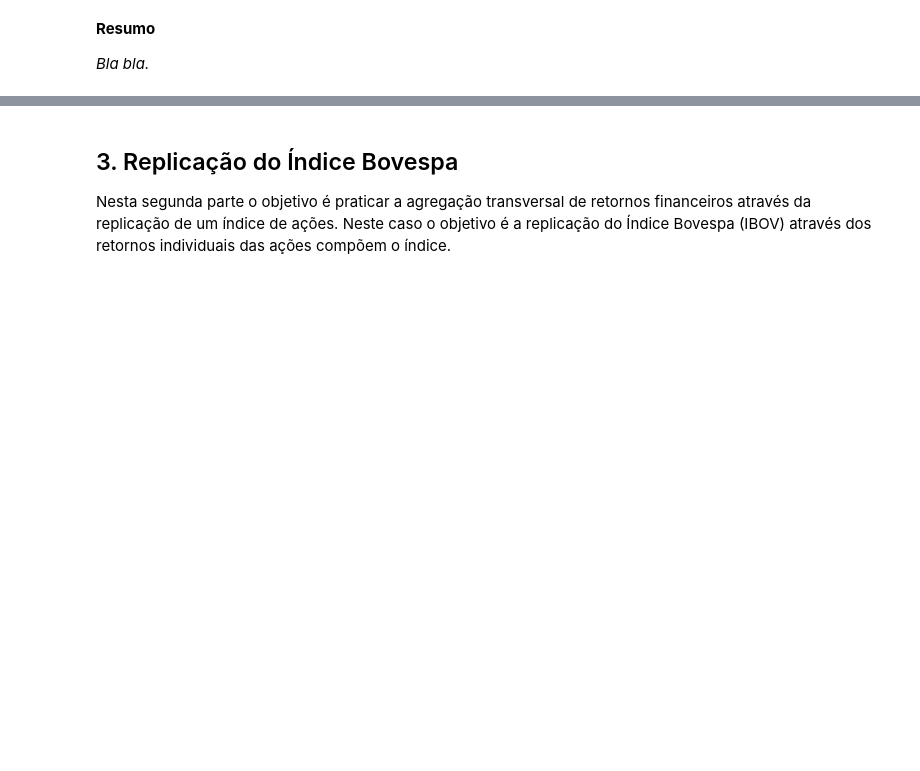
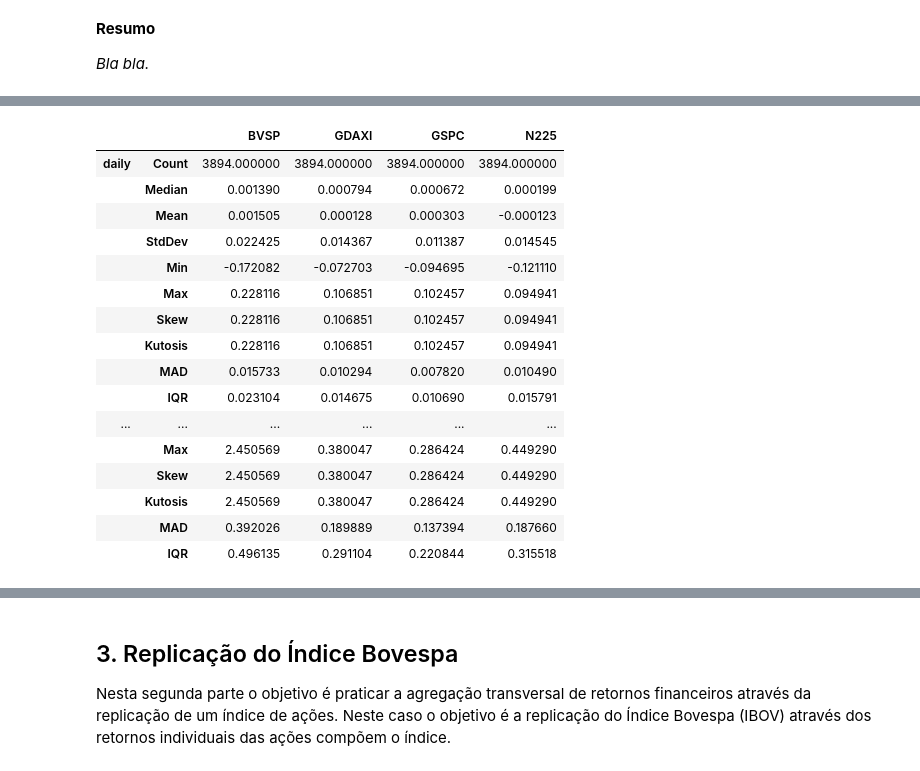
Before and after one commit to ucaiado/AssetReturns_Behavior, a Jupyter notebook: AssetReturn_Behavor.ipynb, the cells around one changed output, grey strips where cells are left out. Drawn from its saved outputs; the diff is of its cells as text; code cells hidden in the pictures; blank space fills up the shorter version.

```diff
--- a/AssetReturn_Behavor.ipynb
+++ b/AssetReturn_Behavor.ipynb
@@ -24,5 +25,0 @@ import pandas as pd
-# %%
-d_data = {}
-for s_key in ['^GSPC','^GDAXI', '^N225', '^BVSP', '^FTAS']:
-    df = data.get_data_yahoo(s_key)
-    d_data[s_key] = df
@@ -35,4 +25,0 @@ d_data.keys()
-# %%
-import Quandl as quandl
-data = quandl.get("YAHOO/INDEX_FTAS")
-data.tail()
@@ -62,0 +83,46 @@ quandl.get("GOOG/LON_FTAS")
+# %%
+# calcula estatisticas
+l_name = ['daily', 'weekly', 'monthly', 'yearly']
+d_logrtn = {}
+d_logrtn_all = {}
+df_rtn = None
+for s_frq, s_name in zip(['1D', 'W-FRI', '1M', 'A'], l_name):
+    # modifica frequencia dos dados e calcula log retornos
+    df_aux = df_prices.resample(s_frq).last()
+    df_aux = np.log(df_aux/df_aux.shift()).dropna()
+
+    # calcula estatisticas e guarda resultados na mesma estrutura
+    df_test = calc_stats(df_aux)
+    df_iqr = df_test.ix['IQR', :]
+    l_idx = df_test.index
+    df_test.index = [[s_name] * len(l_idx), df_test.index]
+    if s_frq == '1D':
+        df_rtn = df_test.copy()
+    else:
+        df_rtn = pd.concat([df_rtn, df_test])
+    #guarda dados sem outliers (1.5 * IQR)
+    l_no_out_liers = ((df_aux <= df_aux.quantile(0.75) + 1.5 * df_iqr) &
+                      (df_aux >= df_aux.quantile(0.25) - 1.5 * df_iqr)).sum(axis=1)==4
+    d_logrtn_all[s_name] = df_aux
+    d_logrtn[s_name] = df_aux[l_no_out_liers]
+# %%
+# imprime resultados
+df_rtn
+# %% [output]
+|  |  | BVSP | GDAXI | GSPC | N225 |
+| daily | Count | 3894.000000 | 3894.000000 | 3894.000000 | 3894.000000 |
+|  | Median | 0.001390 | 0.000794 | 0.000672 | 0.000199 |
+|  | Mean | 0.001505 | 0.000128 | 0.000303 | -0.000123 |
+|  | StdDev | 0.022425 | 0.014367 | 0.011387 | 0.014545 |
+|  | Min | -0.172082 | -0.072703 | -0.094695 | -0.121110 |
+|  | Max | 0.228116 | 0.106851 | 0.102457 | 0.094941 |
+|  | Skew | 0.228116 | 0.106851 | 0.102457 | 0.094941 |
+|  | Kutosis | 0.228116 | 0.106851 | 0.102457 | 0.094941 |
+|  | MAD | 0.015733 | 0.010294 | 0.007820 | 0.010490 |
+|  | IQR | 0.023104 | 0.014675 | 0.010690 | 0.015791 |
+| ... | ... | ... | ... | ... | ... |
+|  | Max | 2.450569 | 0.380047 | 0.286424 | 0.449290 |
+|  | Skew | 2.450569 | 0.380047 | 0.286424 | 0.449290 |
+|  | Kutosis | 2.450569 | 0.380047 | 0.286424 | 0.449290 |
+|  | MAD | 0.392026 | 0.189889 | 0.137394 | 0.187660 |
+|  | IQR | 0.496135 | 0.291104 | 0.220844 | 0.315518 |
```
Also changed, not shown: parts of 15 cells of this notebook.
